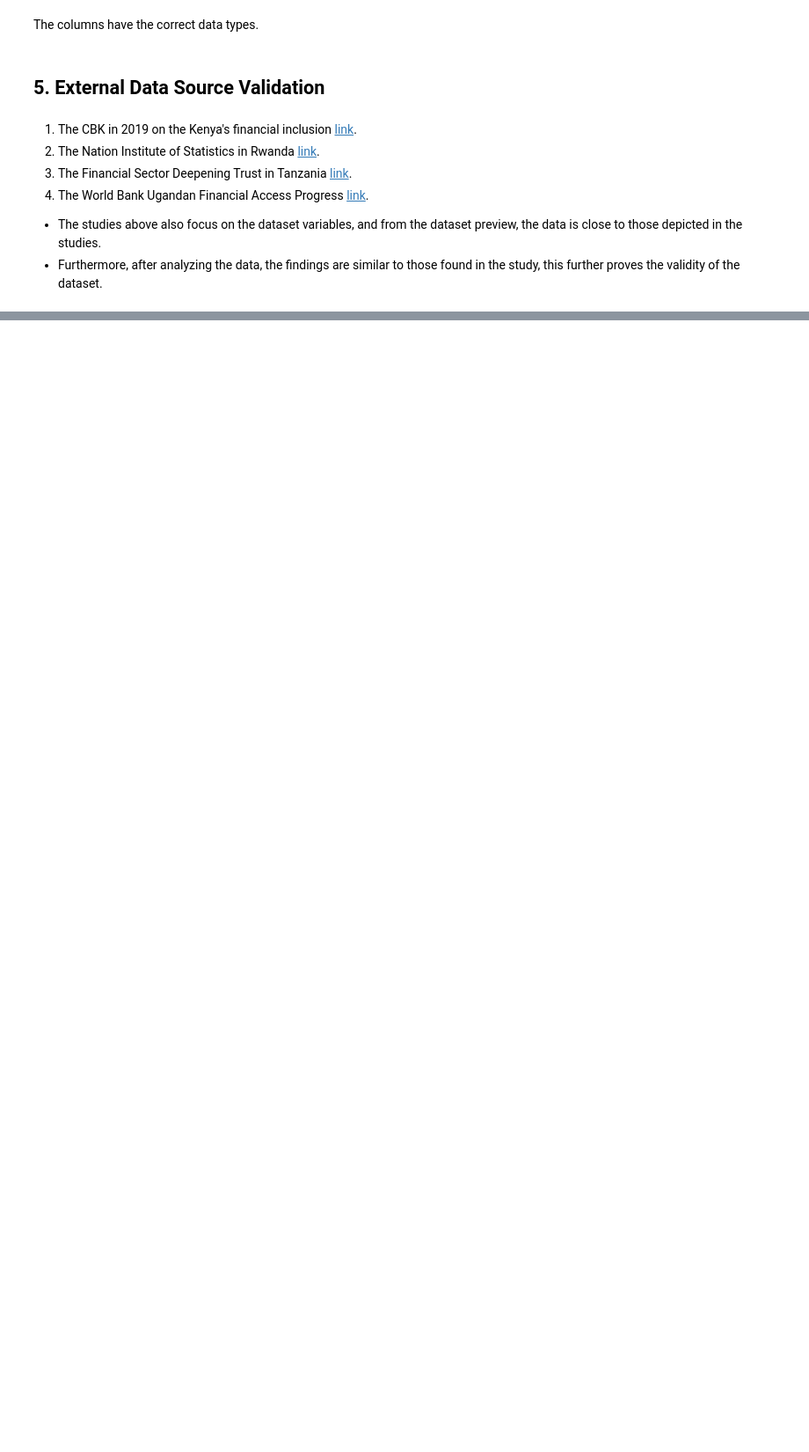
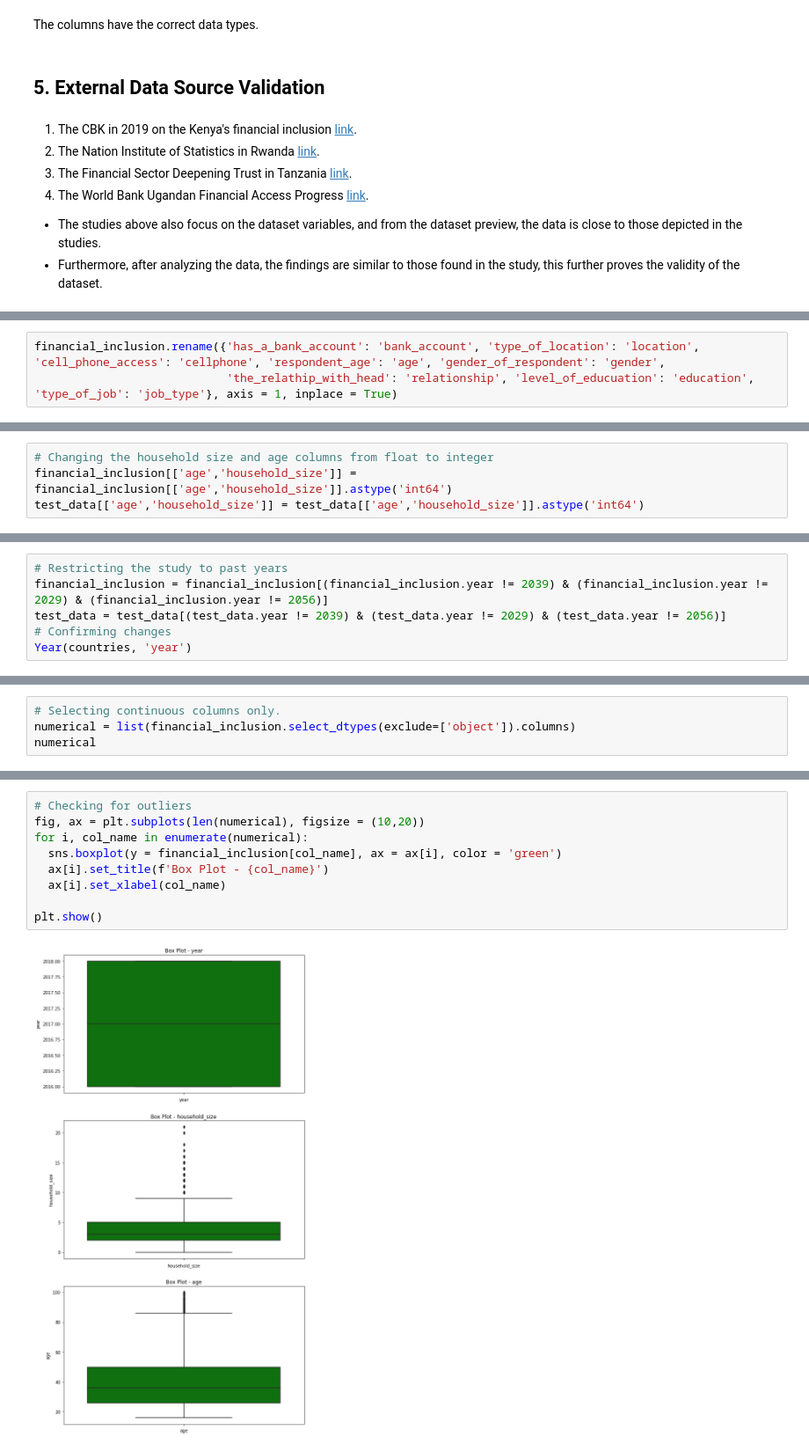
Before and after one commit to deborahmasibo/Moringa-Core-Week-2-IP, a Jupyter notebook: Financial_Inclusion_in_East_Africa.ipynb, the cells around one changed output, grey strips where cells are left out. Shown at 88% size. Saved outputs shown, nothing was run; the diff lists cells and outputs as text; blank space fills up the shorter version.

Commit message:
Data Preparation Update

```diff
--- a/Financial_Inclusion_in_East_Africa.ipynb
+++ b/Financial_Inclusion_in_East_Africa.ipynb
@@ -141,0 +317,3 @@ The columns have the correct data types.
+# %%
+financial_inclusion.rename({'has_a_bank_account': 'bank_account', 'type_of_location': 'location', 'cell_phone_access': 'cellphone', 'respondent_age': 'age', 'gender_of_respondent': 'gender',
+                            'the_relathip_with_head': 'relationship', 'level_of_educuation': 'education', 'type_of_job': 'job_type'}, axis = 1, inplace = True)
@@ -141,0 +333,4 @@ The columns have the correct data types.
+# %%
+# Changing the household size and age columns from float to integer
+financial_inclusion[['age','household_size']] = financial_inclusion[['age','household_size']].astype('int64')
+test_data[['age','household_size']] = test_data[['age','household_size']].astype('int64')
@@ -141,0 +350,6 @@ The columns have the correct data types.
+# %%
+# Restricting the study to past years
+financial_inclusion = financial_inclusion[(financial_inclusion.year != 2039) & (financial_inclusion.year != 2029) & (financial_inclusion.year != 2056)]
+test_data = test_data[(test_data.year != 2039) & (test_data.year != 2029) & (test_data.year != 2056)]
+# Confirming changes
+Year(countries, 'year')
@@ -141,0 +389,4 @@ The columns have the correct data types.
+# %%
+# Selecting continuous columns only.
+numerical = list(financial_inclusion.select_dtypes(exclude=['object']).columns)
+numerical
@@ -141,0 +395,11 @@ The columns have the correct data types.
+# %%
+# Checking for outliers
+fig, ax = plt.subplots(len(numerical), figsize = (10,20))
+for i, col_name in enumerate(numerical):
+  sns.boxplot(y = financial_inclusion[col_name], ax = ax[i], color = 'green')
+  ax[i].set_title(f'Box Plot - {col_name}')
+  ax[i].set_xlabel(col_name)
+
+plt.show()
+# %% [output]
+[figure, added]
```
Also changed, not shown: parts of 46 cells of this notebook.
